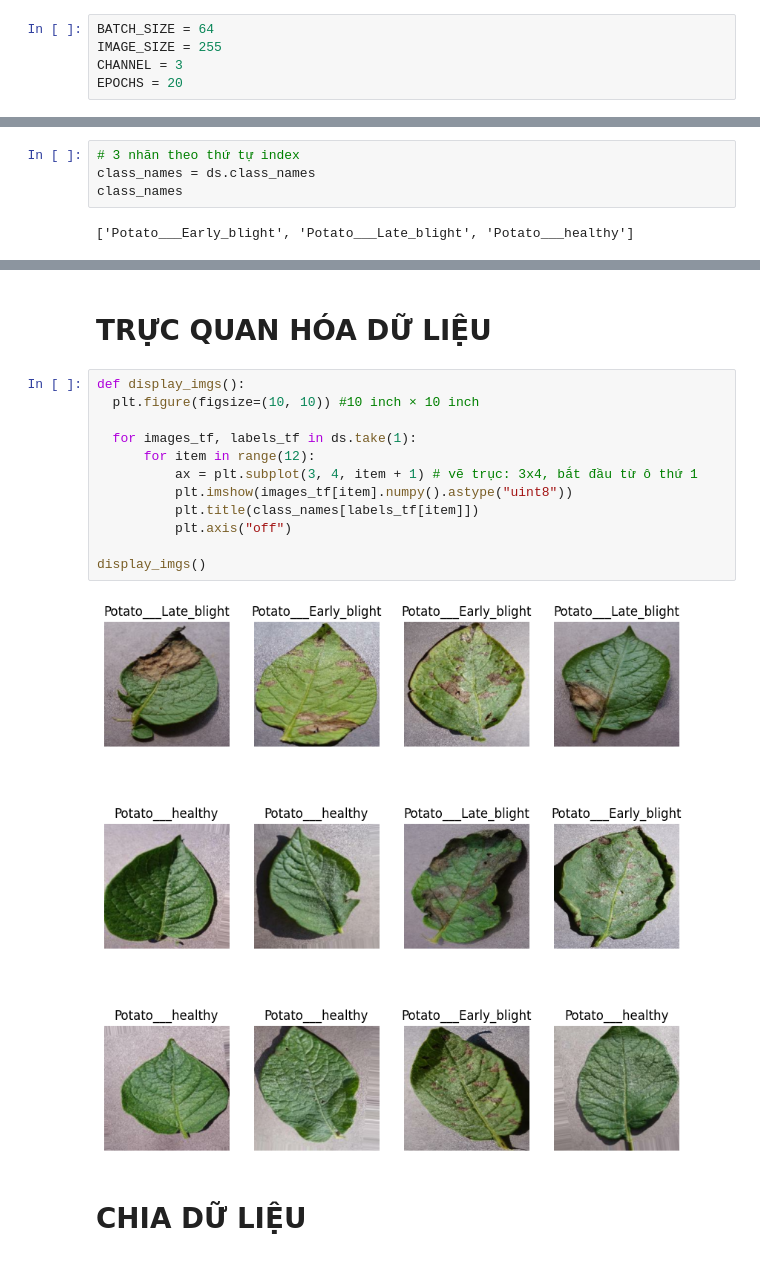
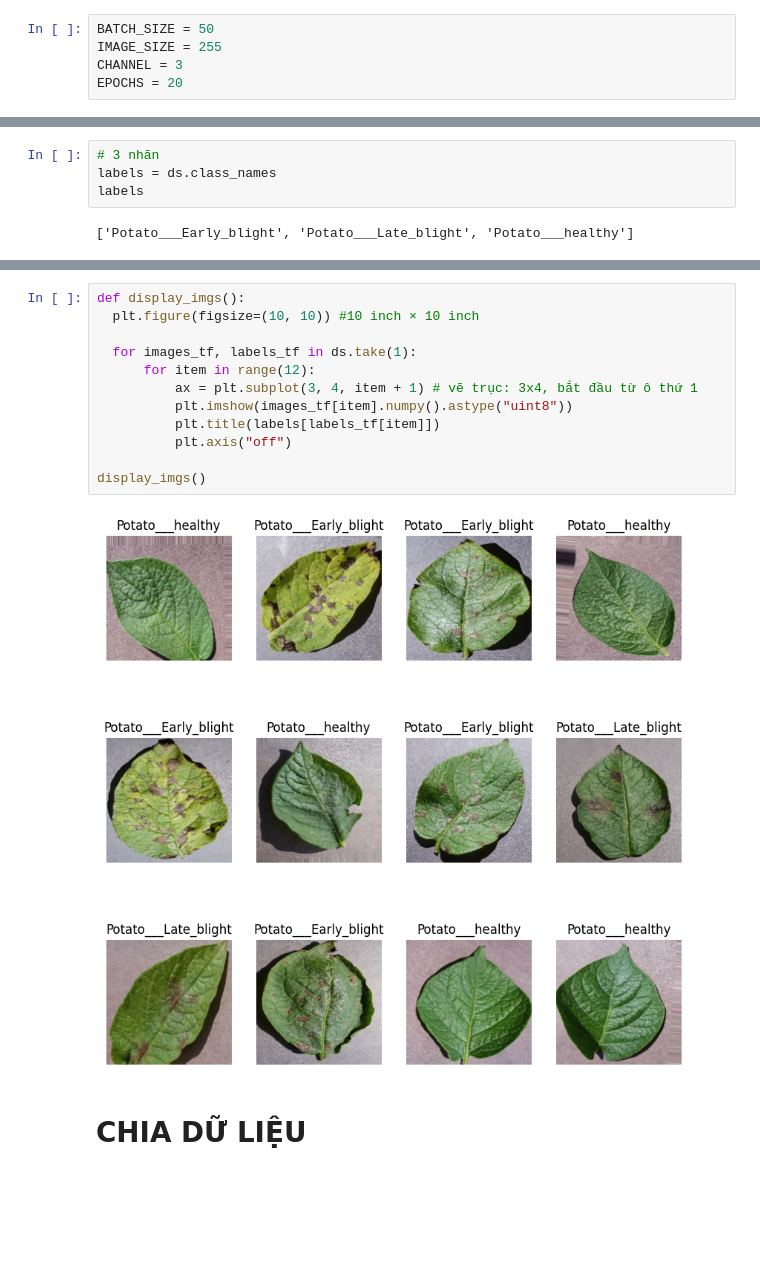
Before and after one commit to ldc-369/crop-disease-classification, a Jupyter notebook: train_model.ipynb, the cells around one changed output, grey strips where cells are left out. Drawn from its saved outputs; the diff is of its cells as text; blank space fills up the shorter version.

```diff
--- a/train_model.ipynb
+++ b/train_model.ipynb
@@ -15,5 +17,5 @@ from tensorflow.keras.callbacks import EarlyStopping
 # %%
-BATCH_SIZE = 64
+BATCH_SIZE = 50
 IMAGE_SIZE = 255
 CHANNEL = 3
 EPOCHS = 20
@@ -41,6 +62,6 @@ total_batch
 # %%
-# 3 nhãn theo thứ tự index
-class_names = ds.class_names
-class_names
+# 3 nhãn
+labels = ds.class_names
+labels
 # %% [output]
 ['Potato___Early_blight', 'Potato___Late_blight', 'Potato___healthy']
@@ -72,18 +68,16 @@ array([0, 1, 1, 1, 0, 2, 1, 2, 2, 0, 0, 1, 0, 0, 1, 0, 1, 0, 2, 0, 2, 2,
-# %% [markdown]
-# **TRỰC QUAN HÓA DỮ LIỆU**
 # %%
 def display_imgs():
   plt.figure(figsize=(10, 10)) #10 inch × 10 inch
 
   for images_tf, labels_tf in ds.take(1):
       for item in range(12):
           ax = plt.subplot(3, 4, item + 1) # vẽ trục: 3x4, bắt đầu từ ô thứ 1
           plt.imshow(images_tf[item].numpy().astype("uint8"))
-          plt.title(class_names[labels_tf[item]])
+          plt.title(labels[labels_tf[item]])
           plt.axis("off")
 
 display_imgs()
 # %% [output]
-[figure, old version]
+[figure, new version]
 # %% [markdown]
 # **CHIA DỮ LIỆU**
```
Also changed, not shown: parts of 30 cells of this notebook, 2 other files.
